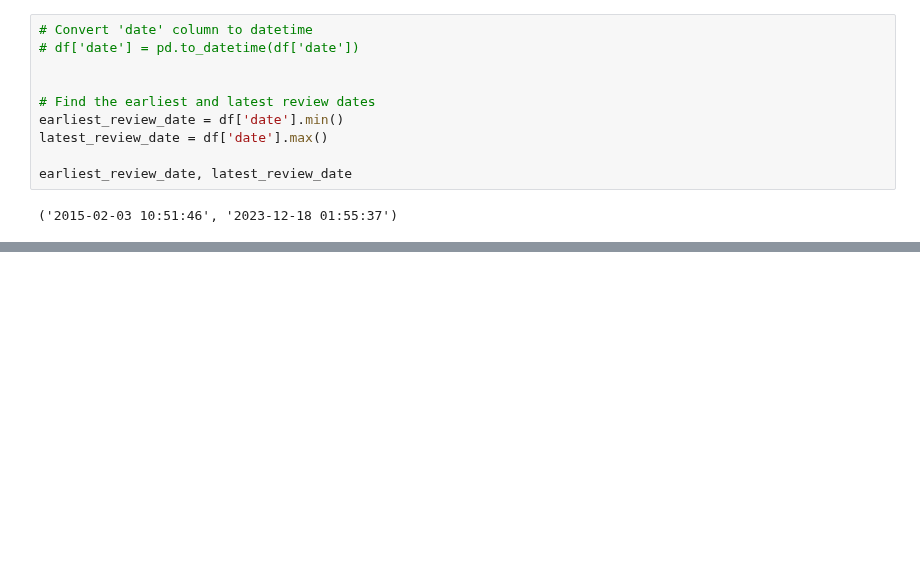
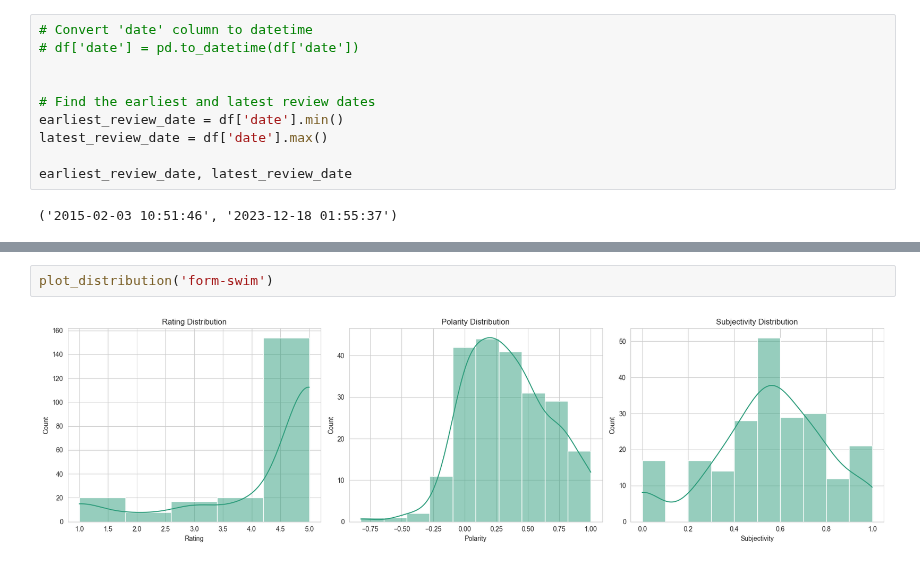
Before and after one commit to momonong/swim-apps-reviews-analysis, a Jupyter notebook: data_mining/cal_reviews.ipynb, the cells around one changed output, grey strips where cells are left out. Cells and saved outputs as stored; diff of their text form; blank space fills up the shorter version.

```diff
--- a/data_mining/cal_reviews.ipynb
+++ b/data_mining/cal_reviews.ipynb
@@ -51,0 +102,4 @@ earliest_review_date, latest_review_date
+# %%
+plot_distribution('form-swim')
+# %% [output]
+[figure, added]
```
Also changed, not shown: parts of 7 cells of this notebook, 8 other files.
